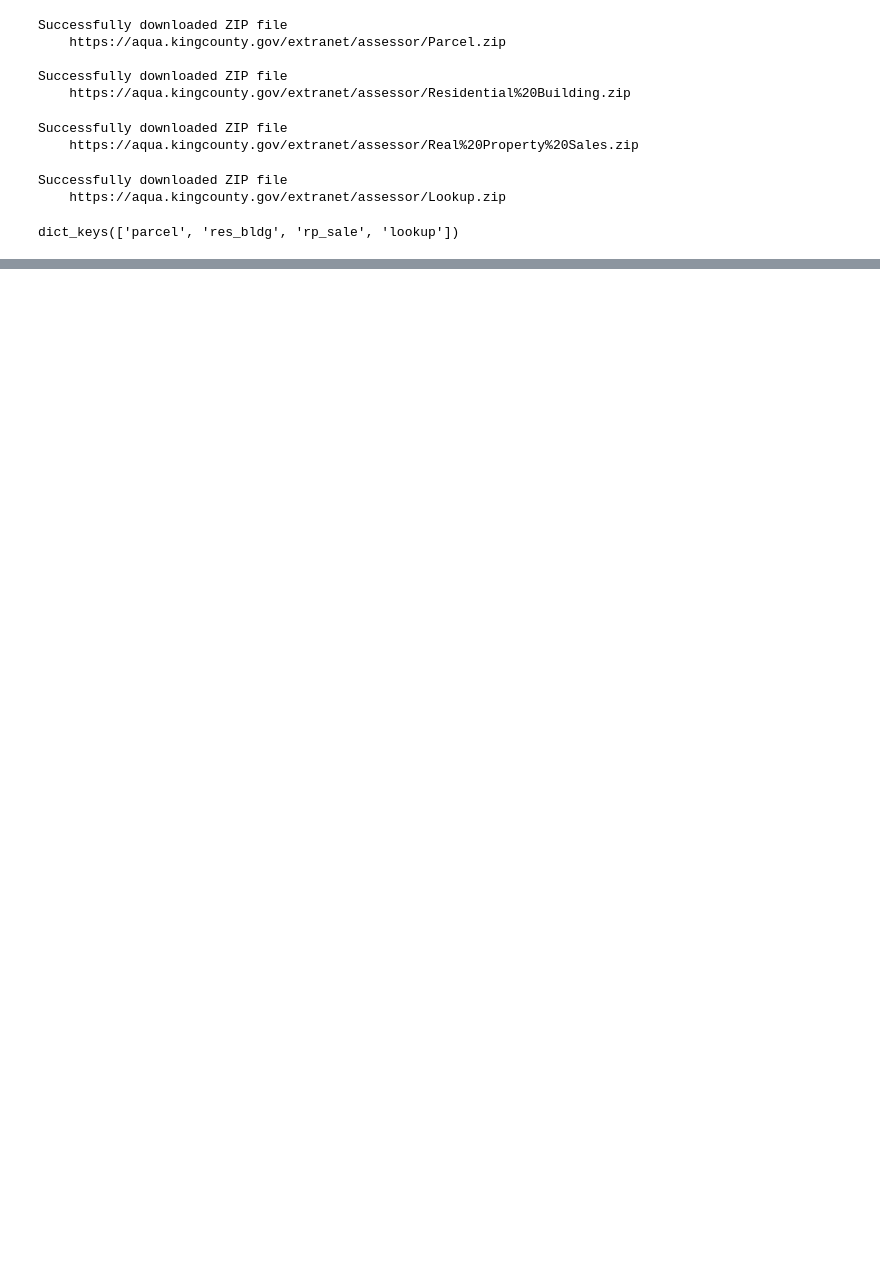
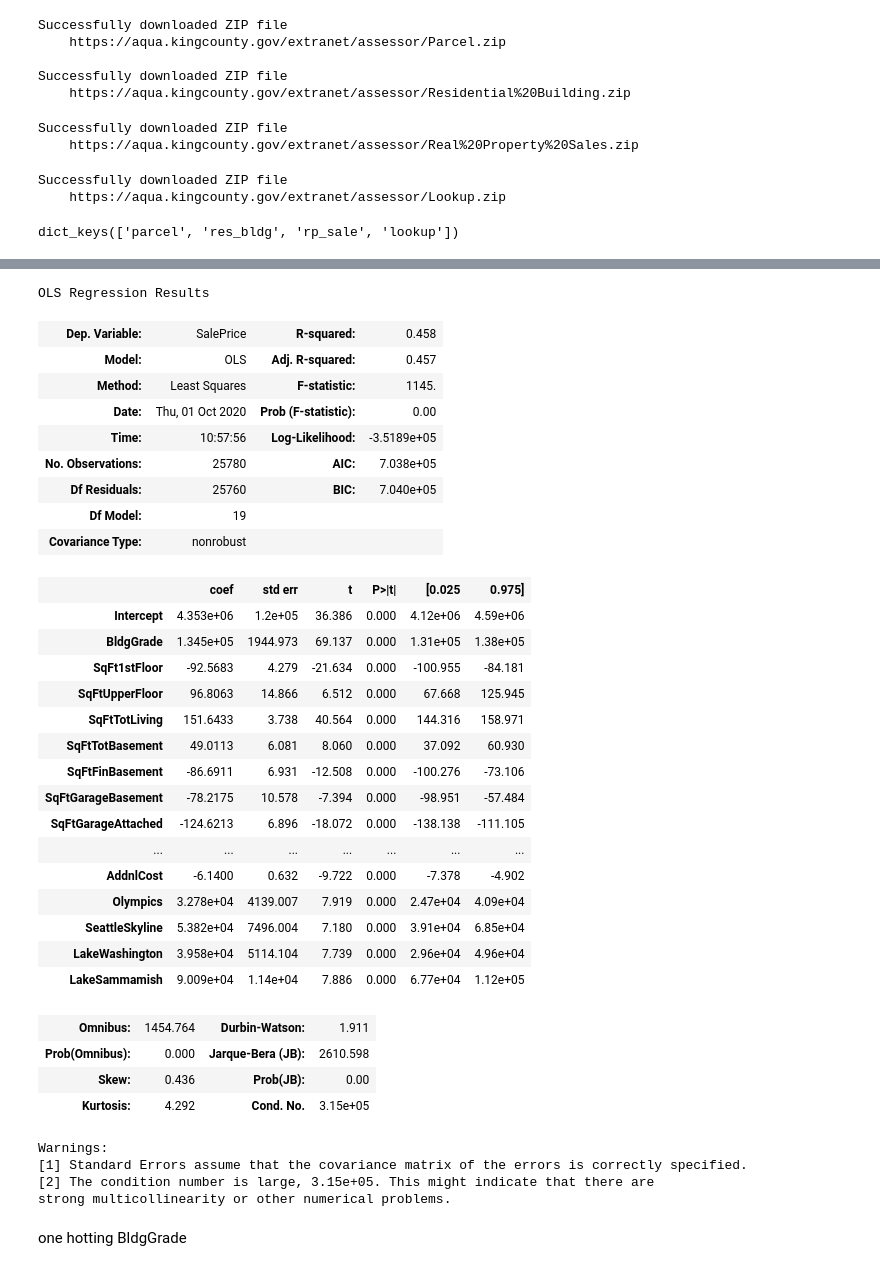
Before and after one commit to Jaccomando/phase_2_project_chicago-sf-seattle-ds-082420, a Jupyter notebook: exploratory/matt_model_testing.ipynb, the cells around one changed output, grey strips where cells are left out. Saved outputs shown, nothing was run; the diff lists cells and outputs as text; code cells hidden in the pictures; blank space fills up the shorter version.

```diff
--- a/exploratory/matt_model_testing.ipynb
+++ b/exploratory/matt_model_testing.ipynb
@@ -249,0 +197,2 @@ Warnings:
+# %%
+target = 'SalePrice'
@@ -249,0 +204,40 @@ Warnings:
+# %%
+predictors_19 = predictors.drop(['FinBasementGrade'], axis = 1)
+produce_model(predictors_19, target).summary()
+# %% [output]
+OLS Regression Results
+| Dep. Variable: | SalePrice | R-squared: | 0.458 |
+| Model: | OLS | Adj. R-squared: | 0.457 |
+| Method: | Least Squares | F-statistic: | 1145. |
+| Date: | Thu, 01 Oct 2020 | Prob (F-statistic): | 0.00 |
+| Time: | 10:57:56 | Log-Likelihood: | -3.5189e+05 |
+| No. Observations: | 25780 | AIC: | 7.038e+05 |
+| Df Residuals: | 25760 | BIC: | 7.040e+05 |
+| Df Model: | 19 |  |  |
+| Covariance Type: | nonrobust |  |  |
+|  | coef | std err | t | P>|t| | [0.025 | 0.975] |
+| Intercept | 4.353e+06 | 1.2e+05 | 36.386 | 0.000 | 4.12e+06 | 4.59e+06 |
+| BldgGrade | 1.345e+05 | 1944.973 | 69.137 | 0.000 | 1.31e+05 | 1.38e+05 |
+| SqFt1stFloor | -92.5683 | 4.279 | -21.634 | 0.000 | -100.955 | -84.181 |
+| SqFtUpperFloor | 96.8063 | 14.866 | 6.512 | 0.000 | 67.668 | 125.945 |
+| SqFtTotLiving | 151.6433 | 3.738 | 40.564 | 0.000 | 144.316 | 158.971 |
+| SqFtTotBasement | 49.0113 | 6.081 | 8.060 | 0.000 | 37.092 | 60.930 |
+| SqFtFinBasement | -86.6911 | 6.931 | -12.508 | 0.000 | -100.276 | -73.106 |
+| SqFtGarageBasement | -78.2175 | 10.578 | -7.394 | 0.000 | -98.951 | -57.484 |
+| SqFtGarageAttached | -124.6213 | 6.896 | -18.072 | 0.000 | -138.138 | -111.105 |
+| ... | ... | ... | ... | ... | ... | ... |
+| AddnlCost | -6.1400 | 0.632 | -9.722 | 0.000 | -7.378 | -4.902 |
+| Olympics | 3.278e+04 | 4139.007 | 7.919 | 0.000 | 2.47e+04 | 4.09e+04 |
+| SeattleSkyline | 5.382e+04 | 7496.004 | 7.180 | 0.000 | 3.91e+04 | 6.85e+04 |
+| LakeWashington | 3.958e+04 | 5114.104 | 7.739 | 0.000 | 2.96e+04 | 4.96e+04 |
+| LakeSammamish | 9.009e+04 | 1.14e+04 | 7.886 | 0.000 | 6.77e+04 | 1.12e+05 |
+| Omnibus: | 1454.764 | Durbin-Watson: | 1.911 |
+| Prob(Omnibus): | 0.000 | Jarque-Bera (JB): | 2610.598 |
+| Skew: | 0.436 | Prob(JB): | 0.00 |
+| Kurtosis: | 4.292 | Cond. No. | 3.15e+05 |
+Warnings:
+[1] Standard Errors assume that the covariance matrix of the errors is correctly specified.
+[2] The condition number is large, 3.15e+05. This might indicate that there are
+strong multicollinearity or other numerical problems.
+# %% [markdown]
+one hotting BldgGrade
```
Also changed, not shown: parts of 25 cells of this notebook, 2 other files.
